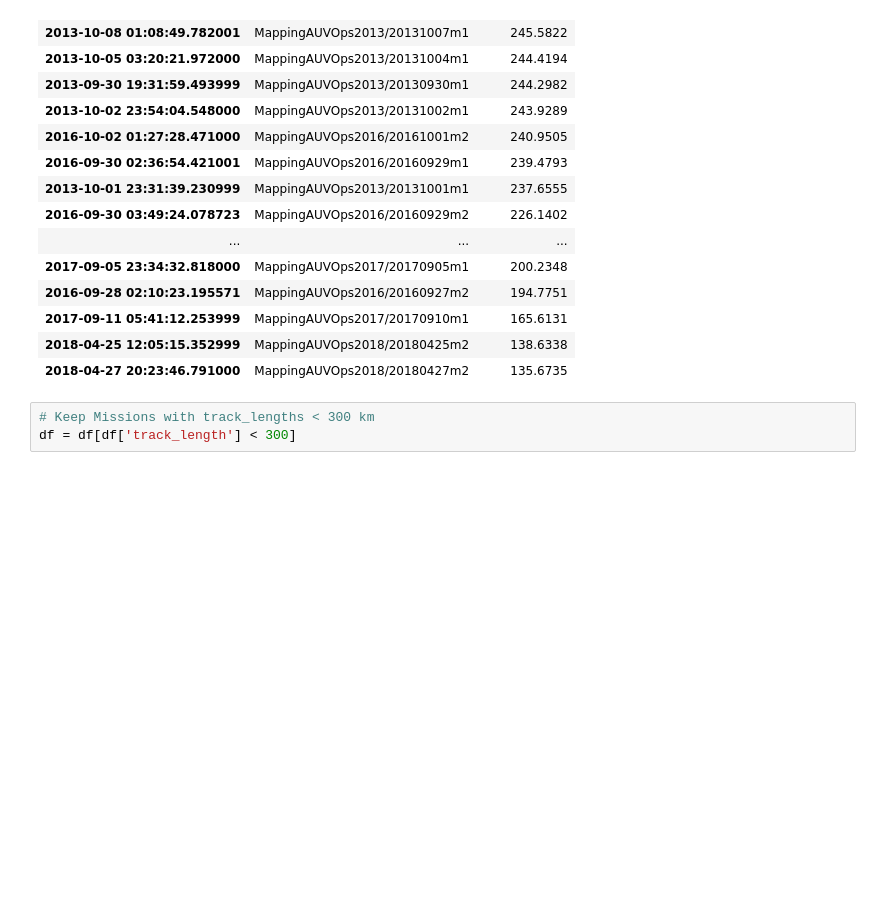
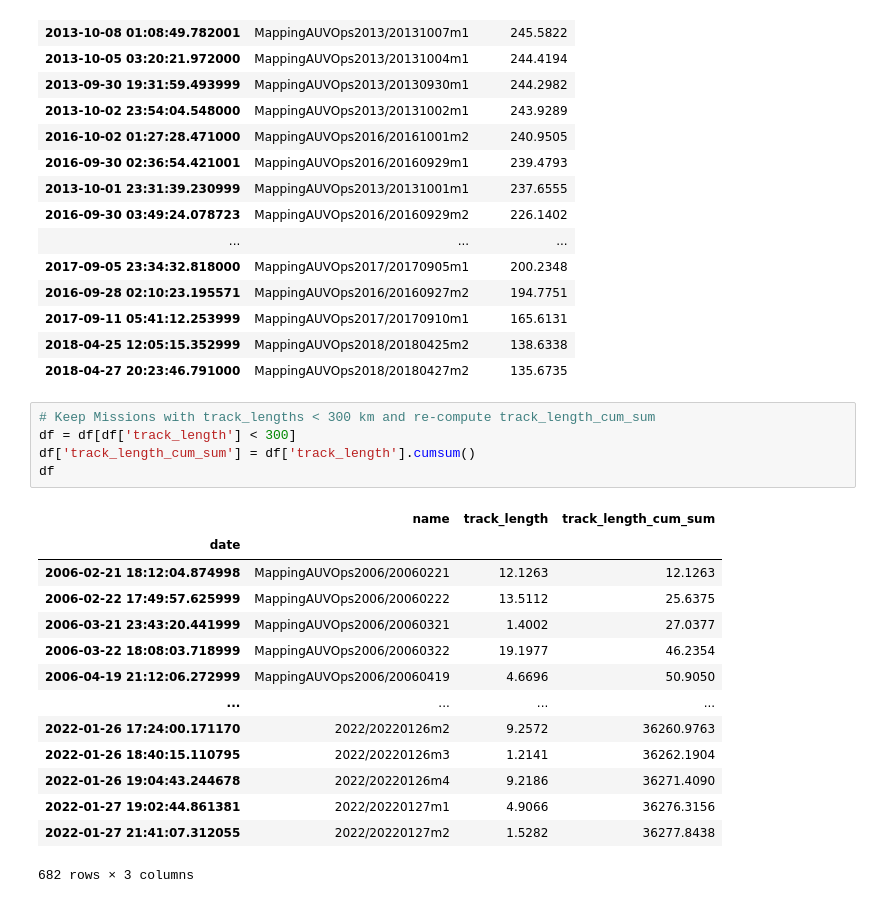
Before and after one commit to mbari-org/SeafloorMappingDB, a Jupyter notebook: smdb/notebooks/1.0-mpm-track_lengths.ipynb, the cells around one changed output. Saved outputs shown, nothing was run; the diff lists cells and outputs as text; blank space fills up the shorter version.

```diff
--- a/smdb/notebooks/1.0-mpm-track_lengths.ipynb
+++ b/smdb/notebooks/1.0-mpm-track_lengths.ipynb
@@ -141,7 +141,24 @@ df_sorted.head(20)
 | 2018-04-25 12:05:15.352999 | MappingAUVOps2018/20180425m2 | 138.6338 |
 | 2018-04-27 20:23:46.791000 | MappingAUVOps2018/20180427m2 | 135.6735 |
 # %%
-# Keep Missions with track_lengths < 300 km
+# Keep Missions with track_lengths < 300 km and re-compute track_length_cum_sum
 df = df[df['track_length'] < 300]
+df['track_length_cum_sum'] = df['track_length'].cumsum()
+df
+# %% [output]
+|  | name | track_length | track_length_cum_sum |
+| date |  |  |  |
+| 2006-02-21 18:12:04.874998 | MappingAUVOps2006/20060221 | 12.1263 | 12.1263 |
+| 2006-02-22 17:49:57.625999 | MappingAUVOps2006/20060222 | 13.5112 | 25.6375 |
+| 2006-03-21 23:43:20.441999 | MappingAUVOps2006/20060321 | 1.4002 | 27.0377 |
+| 2006-03-22 18:08:03.718999 | MappingAUVOps2006/20060322 | 19.1977 | 46.2354 |
+| 2006-04-19 21:12:06.272999 | MappingAUVOps2006/20060419 | 4.6696 | 50.9050 |
+| ... | ... | ... | ... |
+| 2022-01-26 17:24:00.171170 | 2022/20220126m2 | 9.2572 | 36260.9763 |
+| 2022-01-26 18:40:15.110795 | 2022/20220126m3 | 1.2141 | 36262.1904 |
+| 2022-01-26 19:04:43.244678 | 2022/20220126m4 | 9.2186 | 36271.4090 |
+| 2022-01-27 19:02:44.861381 | 2022/20220127m1 | 4.9066 | 36276.3156 |
+| 2022-01-27 21:41:07.312055 | 2022/20220127m2 | 1.5282 | 36277.8438 |
+682 rows × 3 columns
 # %%
 # Plot and export to csv
```
Also changed, not shown: parts of 1 cell of this notebook.
